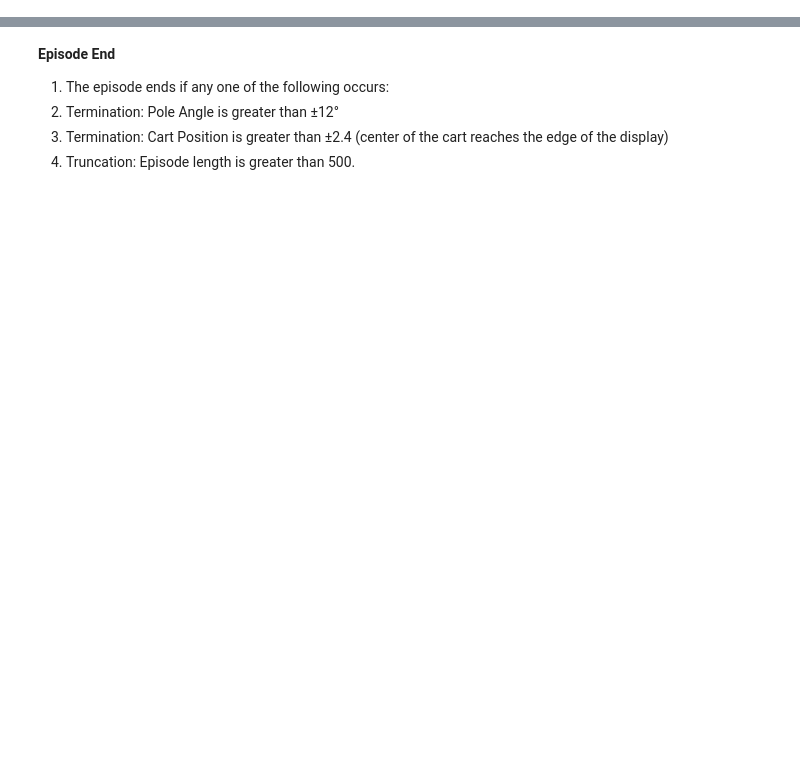
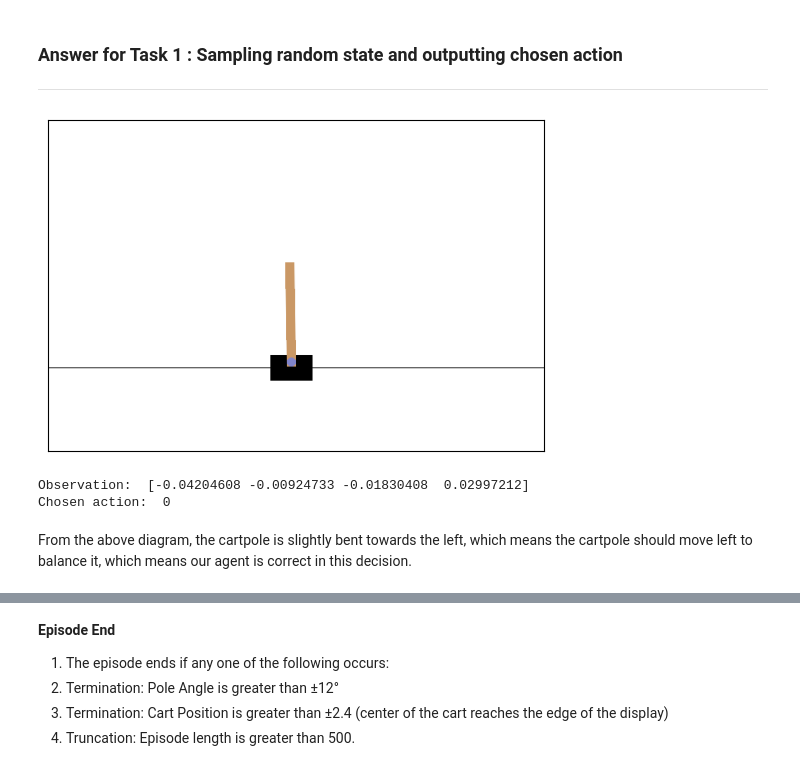
Before and after one commit to isaacchunn/cartpole-balancing, a Jupyter notebook: cartpole_balancing.ipynb, the cells around one changed output, grey strips where cells are left out. Cells and saved outputs as stored; diff of their text form; code cells hidden in the pictures; blank space fills up the shorter version.

Commit message:
Added requirements txt and added all tasks

```diff
--- a/cartpole_balancing.ipynb
+++ b/cartpole_balancing.ipynb
@@ -249,0 +256,5 @@ show_video()
+# %%
+#Train the table
+#initialize q_table cart
+q_table_cart = initialize_qtable()
+q_table_cart = train_agent_default(env, num_episodes, learning_rate, gamma, max_epsilon, epsilon_decay_rate, q_table_cart)
@@ -249,0 +358,5 @@ show_video()
+# %%
+#Train the table
+#initialize q_table cart
+q_table_cart_mean = initialize_qtable()
+q_table_cart_mean = train_agent_to_desired_mean(env, learning_rate, gamma, max_epsilon, epsilon_decay_rate, q_table_cart)
@@ -249,0 +392,36 @@ show_video()
+# %% [markdown]
+### Answer for Task 1 : Sampling random state and outputting chosen action
+---
+# %%
+#Remake our environment
+env = gym.make("CartPole-v1")
+#Reset the environment and get our initial state
+state = env.reset()
+
+#Render the current state
+img = env.render(mode="rgb_array")
+#Hide the ticks
+plt.xticks([])  # Set label locations.
+plt.yticks([])
+plt.imshow(img)
+plt.show()
+#
+#Print out the state
+print("Observation: ", state)
+#Get the discrete values from the state
+state_pos = np.digitize(state[0], pos_space)
+state_vel = np.digitize(state[1], vel_space)
+state_ang = np.digitize(state[2], ang_space)
+state_angVel = np.digitize(state[3], angvel_space)
+
+#Get the action using our q_table calculated
+action = np.argmax(q_table_cart_mean[state_pos, state_vel, state_ang, state_angVel, :])
+
+#Print chosen action
+print("Chosen action: ", action)
+# %% [output]
+[figure, added]
+Observation:  [-0.04204608 -0.00924733 -0.01830408  0.02997212]
+Chosen action:  0
+# %% [markdown]
+From the above diagram, the cartpole is slightly bent towards the left, which means the cartpole should move left to balance it, which means our agent is correct in this decision.
```
Also changed, not shown: parts of 60 cells of this notebook, 1 other file.
